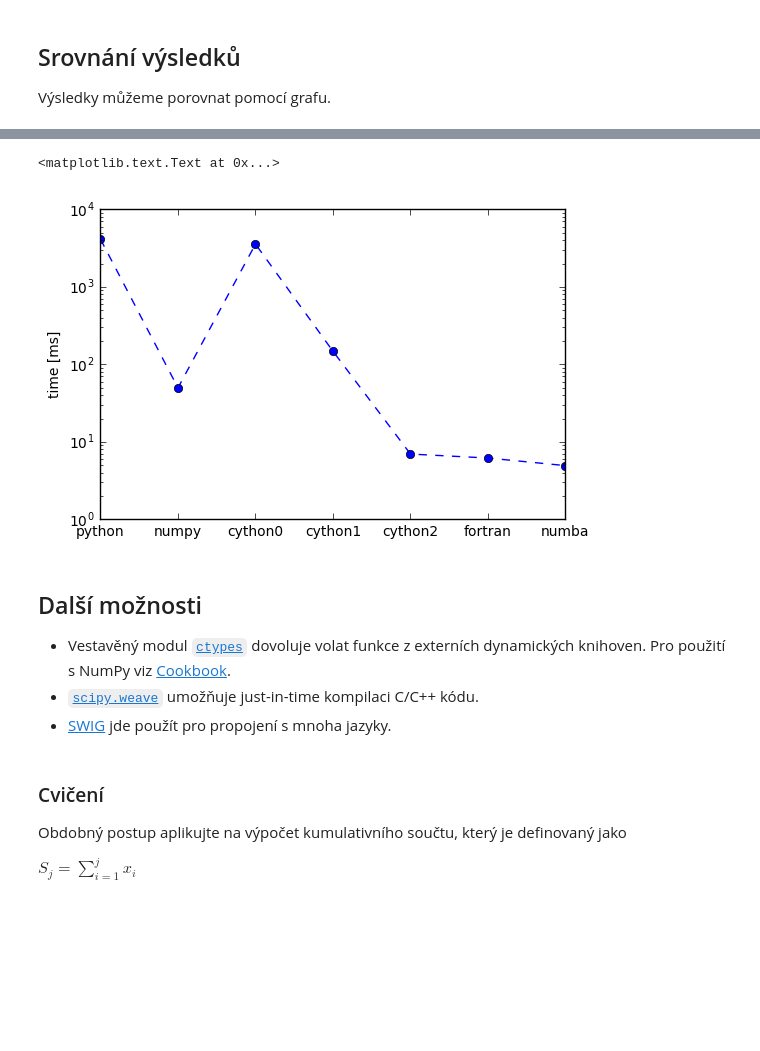
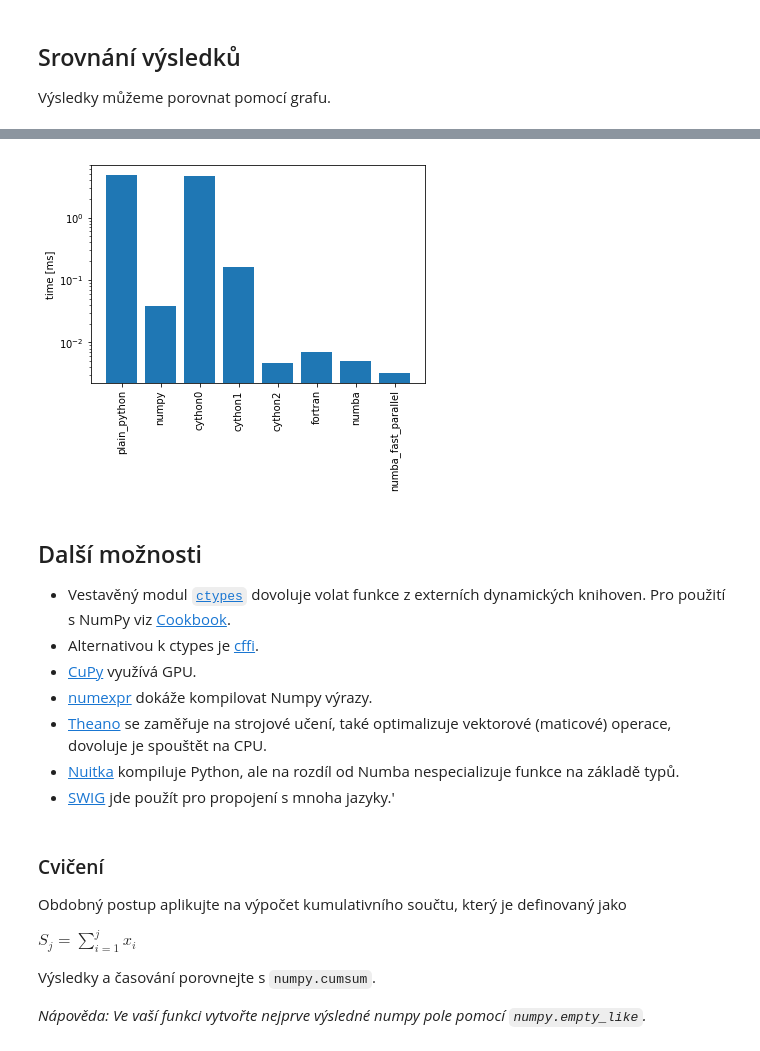
Before and after one commit to coobas/numerical_python_course, a Jupyter notebook: lecture_notes.cz/210_optimalizace-az-na-cost.ipynb, the cells around one changed output, grey strips where cells are left out. Cells and saved outputs as stored; diff of their text form; code cells hidden in the pictures; blank space fills up the shorter version.

```diff
--- a/lecture_notes.cz/210_optimalizace-az-na-cost.ipynb
+++ b/lecture_notes.cz/210_optimalizace-az-na-cost.ipynb
@@ -490,3 +522,0 @@ Jaký čas od takto "jednoduché" optimalizace můžeme očekávat?
-# %%
-print(t_out.stdout)
-pairwise_times['numba'] = get_time_timeit(t_out.stdout)
@@ -494,0 +523,3 @@ pairwise_times['numba'] = get_time_timeit(t_out.stdout)
+# %%
+timings = %timeit -o pairwise_numba(X)
+pairwise_times['numba'] = timings
@@ -496,0 +532,19 @@ Vidíme, že zrychlení vůbec není špatné. Zvlášť když vezmemem v úvahu
+# %%
+@numba.jit(nopython=True, parallel=True, fastmath=True)
+def _pairwise_nopython(X: numpy.ndarray, D: numpy.ndarray) -> numpy.ndarray:
+    M = X.shape[0]
+    N = X.shape[1]
+    for i in numba.prange(M):
+        for j in numba.prange(M):
+            d = 0.0
+            for k in range(N):
+                tmp = X[i, k] - X[j, k]
+                d += tmp * tmp
+            D[i, j] = numpy.sqrt(d)
+    return D
+
+
+def pairwise_numba_fast_parallel(X: numpy.ndarray) -> numpy.ndarray:
+    D = numpy.empty((X.shape[0], X.shape[0]), dtype = numpy.float)
+    _pairwise_nopython(X, D)
+    return D
@@ -496,0 +553,3 @@ Vidíme, že zrychlení vůbec není špatné. Zvlášť když vezmemem v úvahu
+# %%
+timings = %timeit -o pairwise_numba_fast_parallel(X)
+pairwise_times['numba_fast_parallel'] = timings
@@ -501,18 +581,24 @@ Výsledky můžeme porovnat pomocí grafu.
 # %%
-fig, ax = subplots()
-values = np.array([t.magnitude[()] for t in pairwise_times.values()])
-ax.semilogy(values, 'o--')
-ax.set_xticklabels(tuple(pairwise_times.keys()))
+fig, ax = plt.subplots()
+values = np.array([t.average for t in pairwise_times.values()])
+x = range(len(pairwise_times))
+ax.bar(x, values)
+ax.set_xticks(x)
+ax.set_xticklabels(tuple(pairwise_times.keys()), rotation='vertical')
 ax.set_ylabel('time [ms]')
+ax.set_yscale('log')
 # %% [output]
-<matplotlib.text.Text at 0x...>
-[figure, old version]
+[figure, new version]
 # %% [markdown]
 ## Další možnosti
 
 * Vestavěný modul [`ctypes`](http://docs.python.org/2/library/ctypes.html) dovoluje volat funkce z externích dynamických knihoven. Pro použití s NumPy viz [Cookbook](http://wiki.scipy.org/Cookbook/Ctypes).
-* [`scipy.weave`](http://docs.scipy.org/doc/scipy/reference/tutorial/weave.html) umožňuje just-in-time kompilaci C/C++ kódu.
-* [SWIG](http://www.swig.org/) jde použít pro propojení s mnoha jazyky.
+* Alternativou k ctypes je [cffi](https://pypi.org/project/cffi/).
+* [CuPy](https://cupy.chainer.org/) využívá GPU.
+* [numexpr](https://github.com/pydata/numexpr) dokáže kompilovat Numpy výrazy.
+* [Theano](http://www.deeplearning.net/software/theano/index.html) se zaměřuje na strojové učení, také optimalizuje vektorové (maticové) operace, dovoluje je spouštět na CPU.
+* [Nuitka](http://nuitka.net/) kompiluje Python, ale na rozdíl od Numba nespecializuje funkce na základě typů.
+* [SWIG](http://www.swig.org/) jde použít pro propojení s mnoha jazyky.'
 # %% [markdown]
 ### Cvičení
 
@@ -520,3 +606,7 @@ Obdobný postup aplikujte na výpočet kumulativního součtu, který je definov
 
 $\displaystyle
 S_j = \sum\limits_{i = 1}^j x_i $
+
+Výsledky a časování porovnejte s `numpy.cumsum`.
+
+*Nápověda: Ve vaší funkci vytvořte nejprve výsledné numpy pole pomocí `numpy.empty_like`.*
```
Also changed, not shown: parts of 64 cells of this notebook.
